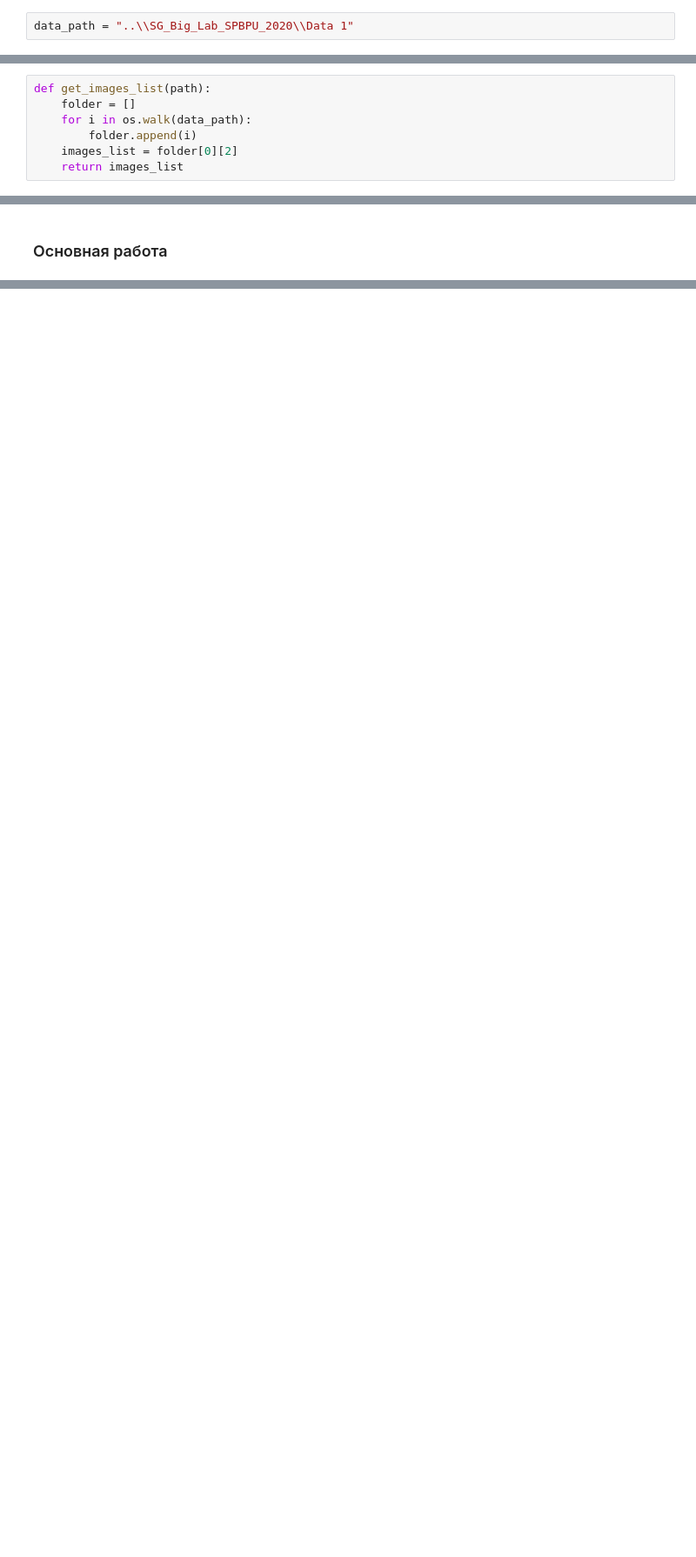
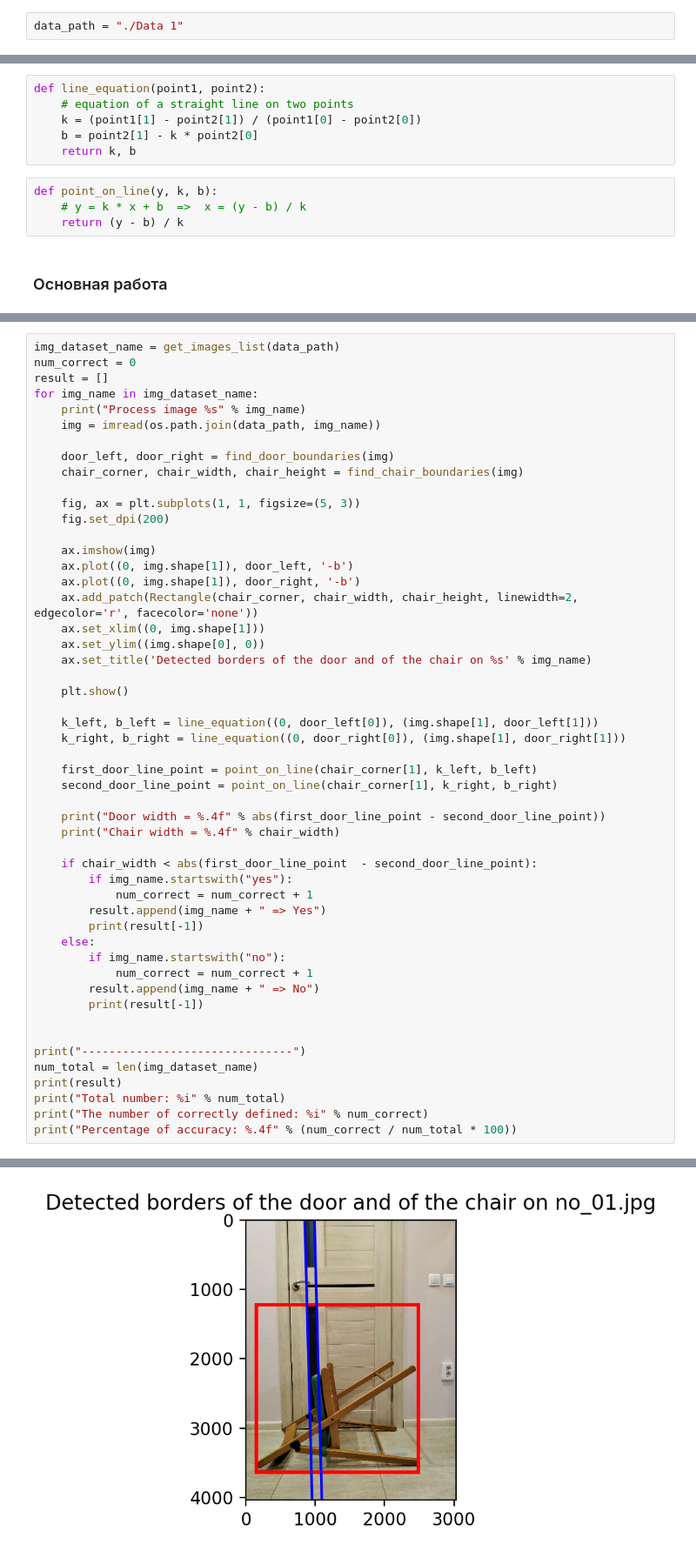
Before and after one commit to Mitrofanova-Alina/SG_Big_Lab_SPBPU_2020, a Jupyter notebook: Big_lab_main.ipynb, the cells around one changed output, grey strips where cells are left out. Shown at 87% size. Saved outputs shown, nothing was run; the diff lists cells and outputs as text; blank space fills up the shorter version.

Commit message:
Second iteration
- Update README.md
- Change Data 1 dataset
- Change algorithm

```diff
--- a/Big_lab_main.ipynb
+++ b/Big_lab_main.ipynb
@@ -25,4 +26,4 @@ import os
 # %%
-data_path = "..\\SG_Big_Lab_SPBPU_2020\\Data 1"
+data_path = "./Data 1"
 # %% [markdown]
 Мы предполагаем, что все фотографии находятся именно в указанном каталоге, который не содержит других подпапок или чего-то другого. Все изображения имеют название вида [метка]_[номер].jpg
@@ -182,7 +63,0 @@ def remove_perspective(img, chair_img, door_img):
-# %%
-def get_images_list(path):
-    folder = []
-    for i in os.walk(data_path):
-        folder.append(i)
-    images_list = folder[0][2]
-    return images_list
@@ -189,2 +111,12 @@ def get_images_list(path):
+# %%
+def line_equation(point1, point2):
+    # equation of a straight line on two points
+    k = (point1[1] - point2[1]) / (point1[0] - point2[0])
+    b = point2[1] - k * point2[0]
+    return k, b
+# %%
+def point_on_line(y, k, b):
+    # y = k * x + b  =>  x = (y - b) / k
+    return (y - b) / k
 # %% [markdown]
 ### Основная работа
@@ -254,0 +123,52 @@ Process image yes_01.jpg
+# %%
+img_dataset_name = get_images_list(data_path)
+num_correct = 0
+result = []
+for img_name in img_dataset_name:
+    print("Process image %s" % img_name)
+    img = imread(os.path.join(data_path, img_name))
+
+    door_left, door_right = find_door_boundaries(img)
+    chair_corner, chair_width, chair_height = find_chair_boundaries(img)
+
+    fig, ax = plt.subplots(1, 1, figsize=(5, 3))
+    fig.set_dpi(200)
+
+    ax.imshow(img)
+    ax.plot((0, img.shape[1]), door_left, '-b')
+    ax.plot((0, img.shape[1]), door_right, '-b')
+    ax.add_patch(Rectangle(chair_corner, chair_width, chair_height, linewidth=2, edgecolor='r', facecolor='none'))
+    ax.set_xlim((0, img.shape[1]))
+    ax.set_ylim((img.shape[0], 0))
+    ax.set_title('Detected borders of the door and of the chair on %s' % img_name)
+
+    plt.show()
+
+    k_left, b_left = line_equation((0, door_left[0]), (img.shape[1], door_left[1]))
+    k_right, b_right = line_equation((0, door_right[0]), (img.shape[1], door_right[1]))
+
+    first_door_line_point = point_on_line(chair_corner[1], k_left, b_left)
+    second_door_line_point = point_on_line(chair_corner[1], k_right, b_right)
+
+    print("Door width = %.4f" % abs(first_door_line_point - second_door_line_point))
+    print("Chair width = %.4f" % chair_width)
+
+    if chair_width < abs(first_door_line_point  - second_door_line_point):
+        if img_name.startswith("yes"):
+            num_correct = num_correct + 1
+        result.append(img_name + " => Yes")
+        print(result[-1])
+    else:
+        if img_name.startswith("no"):
+            num_correct = num_correct + 1
+        result.append(img_name + " => No")
+        print(result[-1])
+
+
+print("-------------------------------")
+num_total = len(img_dataset_name)
+print(result)
+print("Total number: %i" % num_total)
+print("The number of correctly defined: %i" % num_correct)
+print("Percentage of accuracy: %.4f" % (num_correct / num_total * 100))
+# %% [output]
@@ -254,0 +176 @@ Process image yes_01.jpg
+[figure, added]
```
Also changed, not shown: parts of 27 cells of this notebook, 18 other files.
